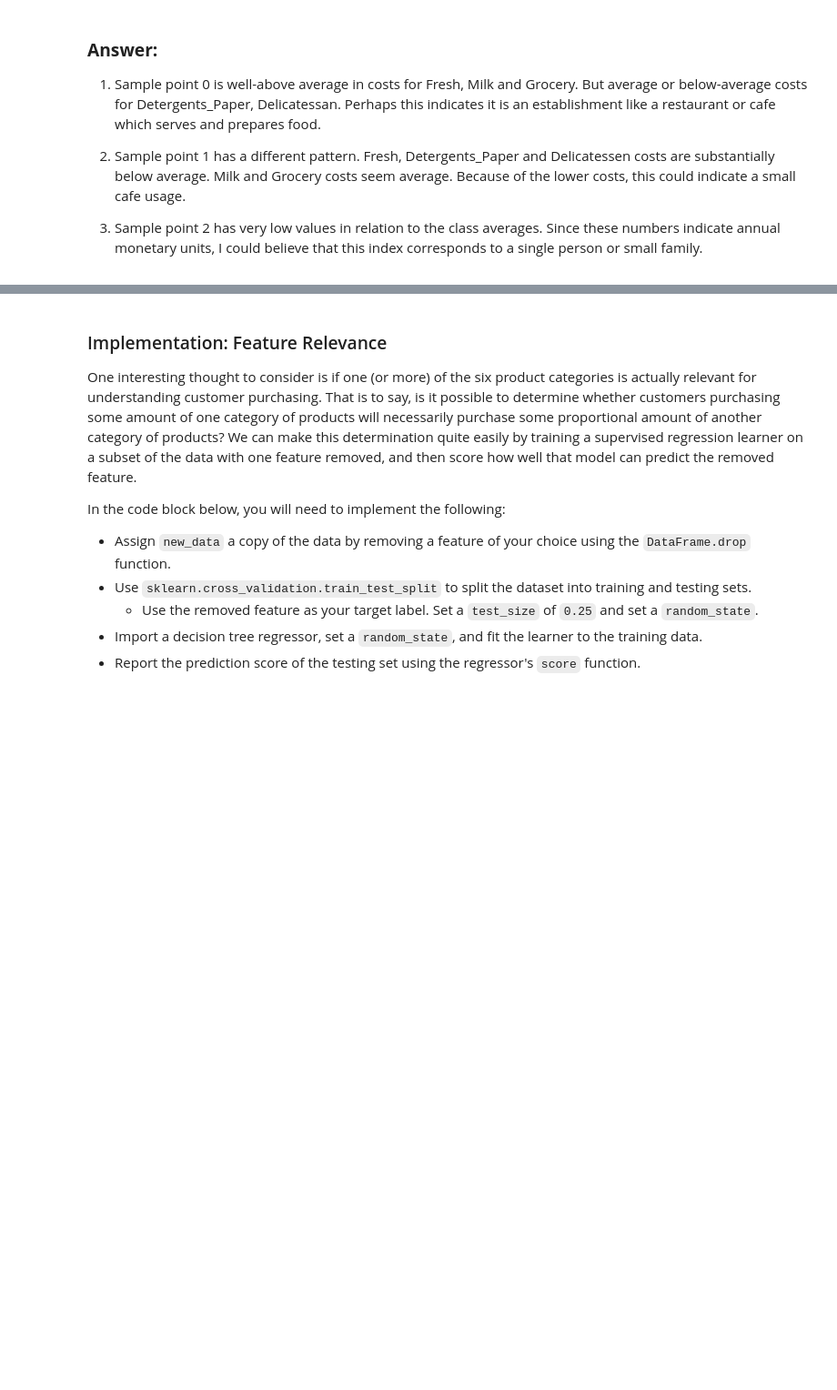
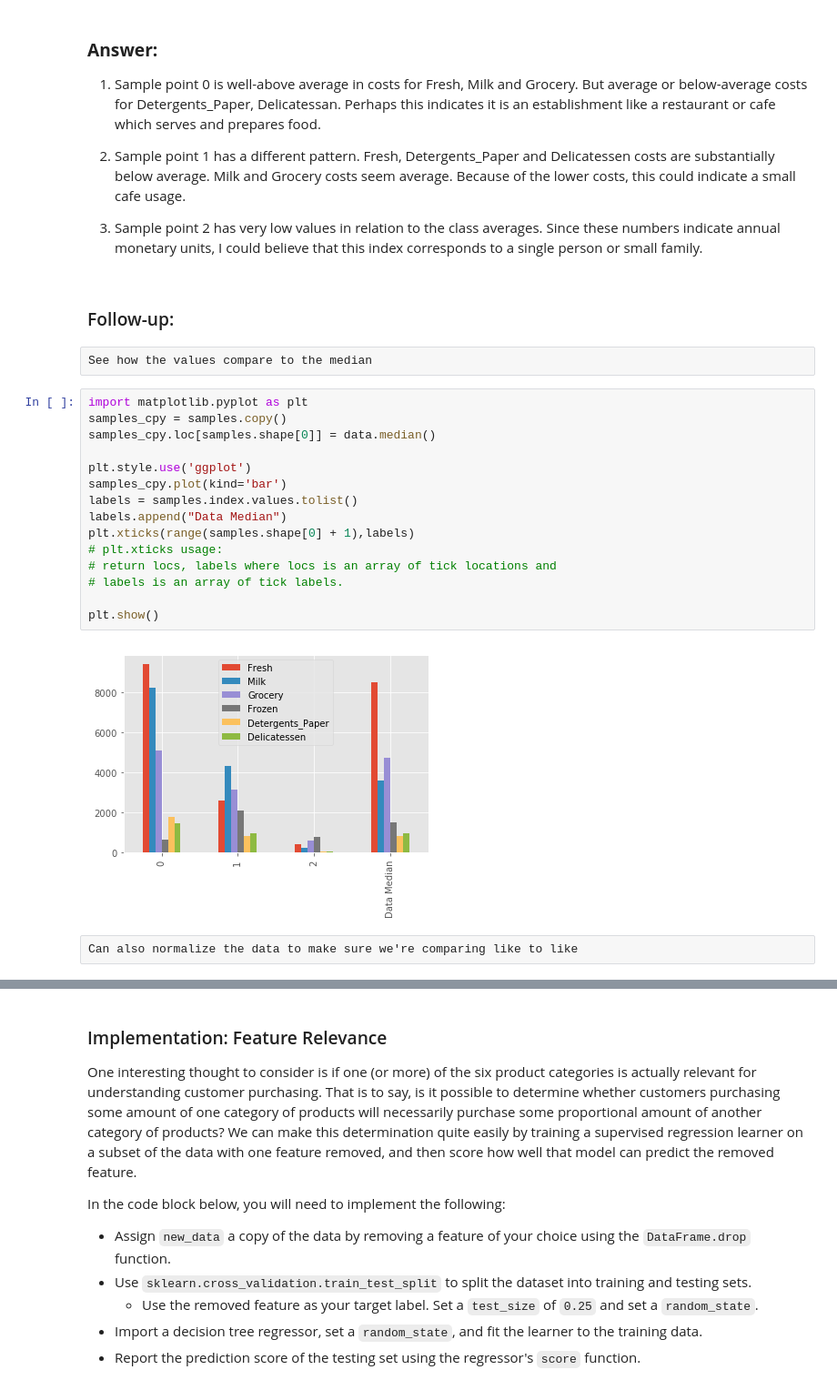
Before and after one commit to munnm/UDML, a Jupyter notebook: customer_segments/customer_segments.ipynb, the cells around one changed output, grey strips where cells are left out. Shown at 91% size. Cells and saved outputs as stored; diff of their text form; blank space fills up the shorter version.

Commit message:
corrections and followup

```diff
--- a/customer_segments/customer_segments.ipynb
+++ b/customer_segments/customer_segments.ipynb
@@ -99,3 +99,26 @@ Knowing this, how do your samples compare? Does that help in driving your insigh
 2. Sample point 1 has a different pattern. Fresh, Detergents_Paper and Delicatessen costs are substantially below average. Milk and Grocery costs seem average. Because of the lower costs, this could indicate a small cafe usage.
 
 3. Sample point 2 has very low values in relation to the class averages. Since these numbers indicate annual monetary units, I could believe that this index corresponds to a single person or small family.
+# %% [markdown]
+### Follow-up:
+# %% [raw]
+See how the values compare to the median
+# %%
+import matplotlib.pyplot as plt
+samples_cpy = samples.copy()
+samples_cpy.loc[samples.shape[0]] = data.median()
+
+plt.style.use('ggplot')
+samples_cpy.plot(kind='bar')
+labels = samples.index.values.tolist()
+labels.append("Data Median")
+plt.xticks(range(samples.shape[0] + 1),labels)
+# plt.xticks usage:
+# return locs, labels where locs is an array of tick locations and
+# labels is an array of tick labels.
+
+plt.show()
+# %% [output]
+[figure, added]
+# %% [raw]
+Can also normalize the data to make sure we're comparing like to like
```
Also changed, not shown: parts of 32 cells of this notebook.
